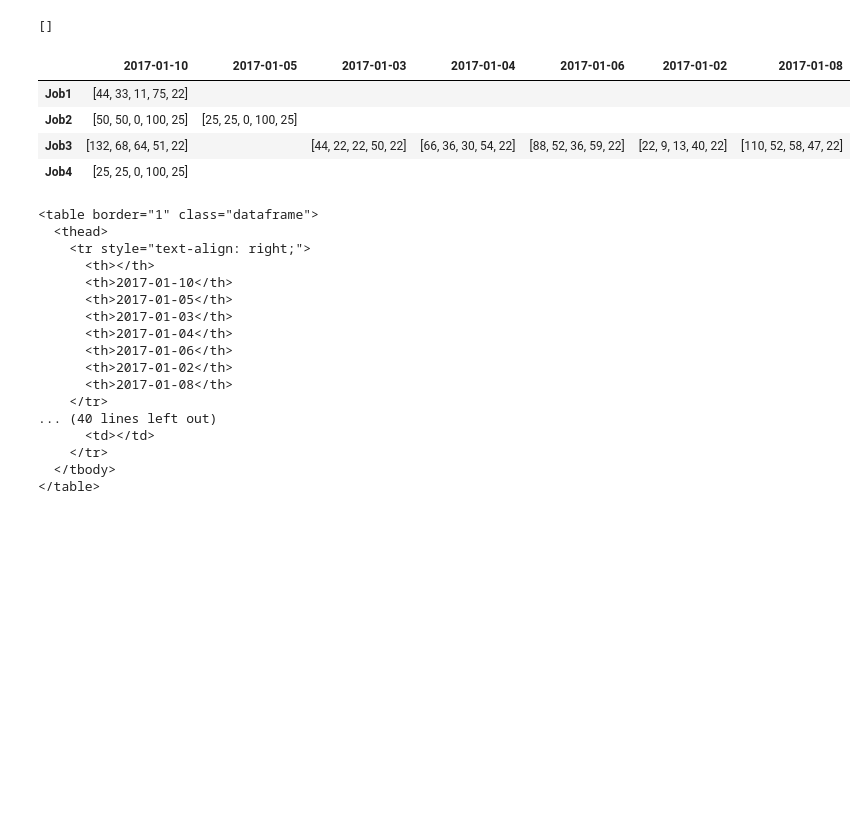
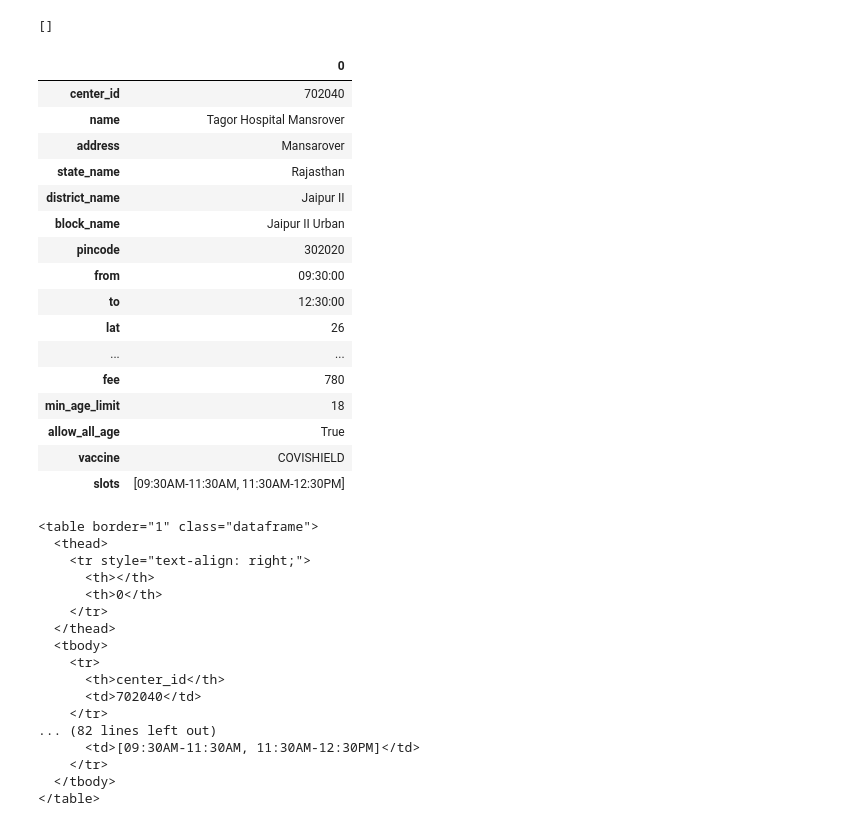
Before and after one commit to imvickykumar999/imvickykumar999, a Jupyter notebook: pre tests/cowin/tests.ipynb, the cells around one changed output. Cells and saved outputs as stored; diff of their text form; code cells hidden in the pictures; blank space fills up the shorter version.

Commit message:
table

```diff
--- a/pre tests/cowin/tests.ipynb
+++ b/pre tests/cowin/tests.ipynb
@@ -379,19 +378,31 @@ data
 # %%
 import pandas as pd
 
-a = {'Job1': {'2017-01-10': [44, 33, 11, 75, 22]},
-'Job2': {'2017-01-05': [25, 25, 0, 100, 25], '2017-01-10': [50, 50, 0, 100, 25]},
-'Job3': {'2017-01-03': [44, 22, 22, 50, 22], '2017-01-04': [66, 36, 30, 54, 22], '2017-01-06': [88, 52, 36, 59, 22], '2017-01-10': [132, 68, 64, 51, 22], '2017-01-02': [22, 9, 13, 40, 22], '2017-01-08': [110, 52, 58, 47, 22]},
- 'Job4': {'2017-01-10': [25, 25, 0, 100, 25]}}
-df = pd.DataFrame(data=a)
+# a = {'Job1': {'2017-01-10': [44, 33, 11, 75, 22]},
+# 'Job2': {'2017-01-05': [25, 25, 0, 100, 25], '2017-01-10': [50, 50, 0, 100, 25]},
+# 'Job3': {'2017-01-03': [44, 22, 22, 50, 22], '2017-01-04': [66, 36, 30, 54, 22], '2017-01-06': [88, 52, 36, 59, 22], '2017-01-10': [132, 68, 64, 51, 22], '2017-01-02': [22, 9, 13, 40, 22], '2017-01-08': [110, 52, 58, 47, 22]},
+#  'Job4': {'2017-01-10': [25, 25, 0, 100, 25]}}
+df = pd.DataFrame(data=l)
 df = df.fillna(' ').T
 df
 # %% [output]
-|  | 2017-01-10 | 2017-01-05 | 2017-01-03 | 2017-01-04 | 2017-01-06 | 2017-01-02 | 2017-01-08 |
-| Job1 | [44, 33, 11, 75, 22] |  |  |  |  |  |  |
-| Job2 | [50, 50, 0, 100, 25] | [25, 25, 0, 100, 25] |  |  |  |  |  |
-| Job3 | [132, 68, 64, 51, 22] |  | [44, 22, 22, 50, 22] | [66, 36, 30, 54, 22] | [88, 52, 36, 59, 22] | [22, 9, 13, 40, 22] | [110, 52, 58, 47, 22] |
-| Job4 | [25, 25, 0, 100, 25] |  |  |  |  |  |  |
+|  | 0 |
+| center_id | 702040 |
+| name | Tagor Hospital Mansrover |
+| address | Mansarover |
+| state_name | Rajasthan |
+| district_name | Jaipur II |
+| block_name | Jaipur II Urban |
+| pincode | 302020 |
+| from | 09:30:00 |
+| to | 12:30:00 |
+| lat | 26 |
+| ... | ... |
+| fee | 780 |
+| min_age_limit | 18 |
+| allow_all_age | True |
+| vaccine | COVISHIELD |
+| slots | [09:30AM-11:30AM, 11:30AM-12:30PM] |
 # %%
 print (df.to_html())
 # %% [output]
@@ -399,16 +410,16 @@ print (df.to_html())
   <thead>
     <tr style="text-align: right;">
       <th></th>
-      <th>2017-01-10</th>
-      <th>2017-01-05</th>
-      <th>2017-01-03</th>
-      <th>2017-01-04</th>
-      <th>2017-01-06</th>
-      <th>2017-01-02</th>
-      <th>2017-01-08</th>
+      <th>0</th>
     </tr>
-... (40 lines left out)
-      <td></td>
+  </thead>
+  <tbody>
+    <tr>
+      <th>center_id</th>
+      <td>702040</td>
+    </tr>
+... (82 lines left out)
+      <td>[09:30AM-11:30AM, 11:30AM-12:30PM]</td>
     </tr>
   </tbody>
 </table>
```
Also changed, not shown: parts of 1 cell of this notebook, 4 other files.
